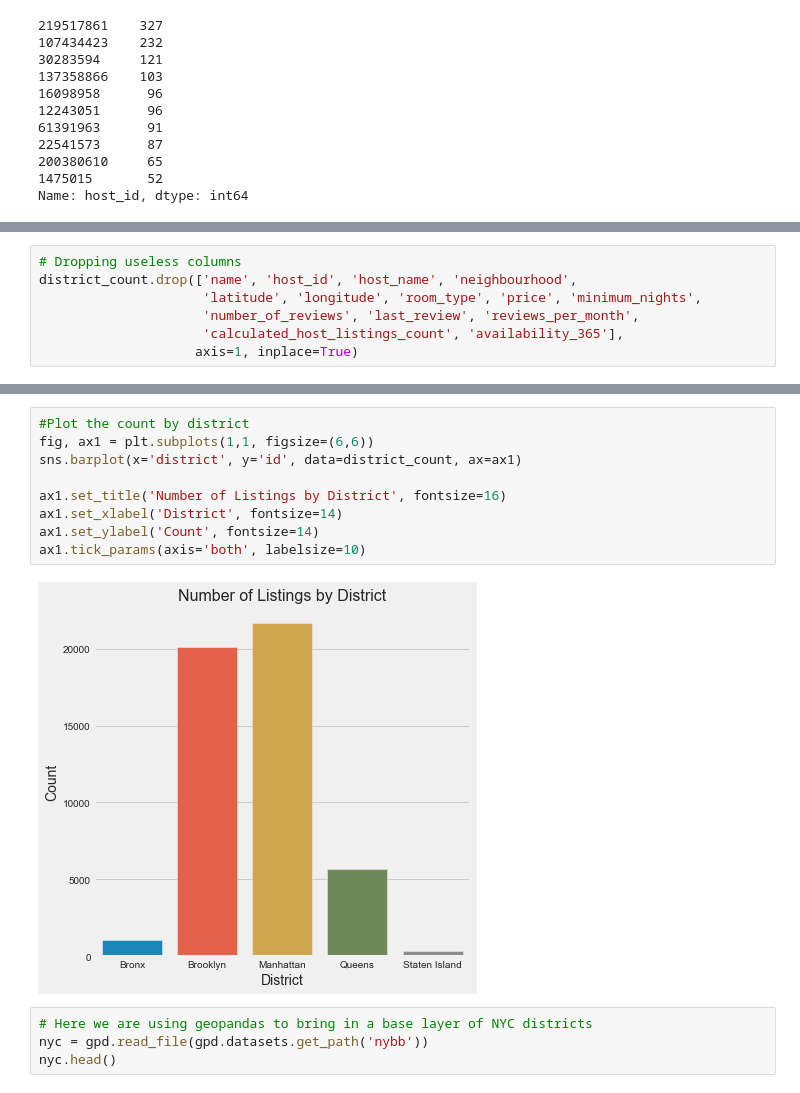
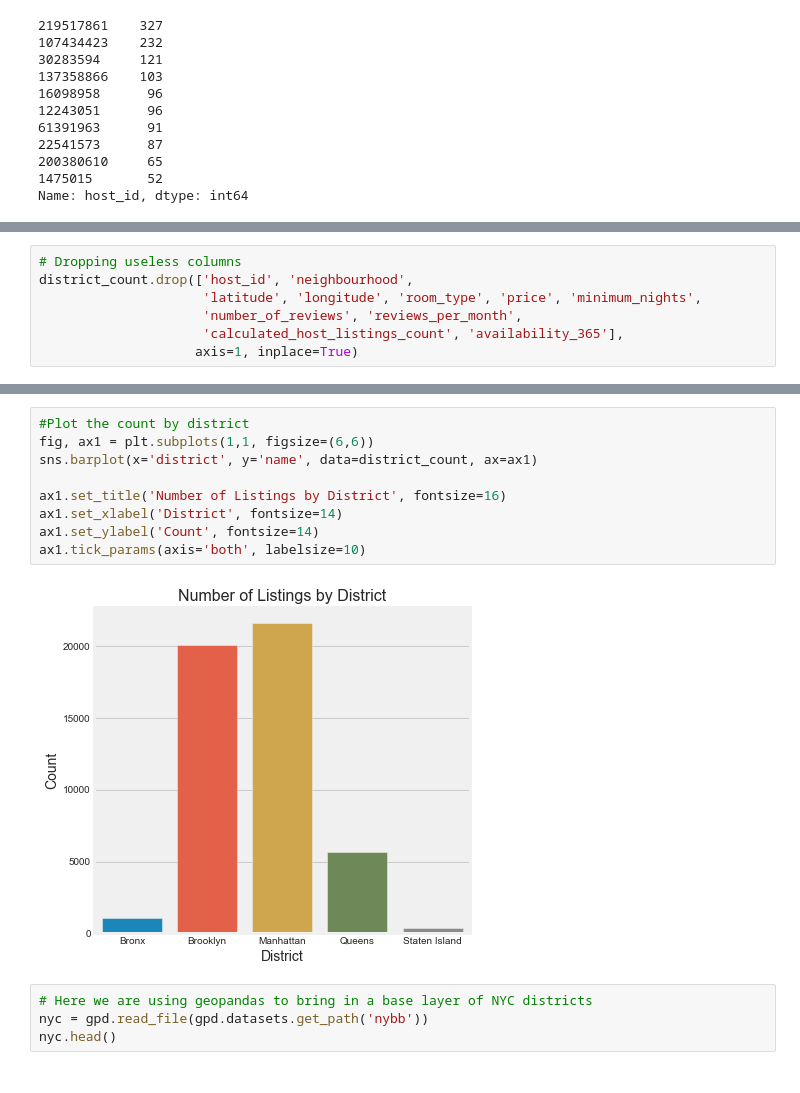
Before and after one commit to olavocarvalho/ironhack-codelabs, a Jupyter notebook: projects/visualizing-real-world-data-project/your-code/airbnb-open-data.ipynb, the cells around one changed output, grey strips where cells are left out. Saved outputs shown, nothing was run; the diff lists cells and outputs as text.

```diff
--- a/projects/visualizing-real-world-data-project/your-code/airbnb-open-data.ipynb
+++ b/projects/visualizing-real-world-data-project/your-code/airbnb-open-data.ipynb
@@ -204,8 +188,8 @@ district_count.head()
 | 4 | Staten Island | 373 | 373 | 373 | 373 | 373 | 373 | 373 | 373 | ... |
 # %%
 # Dropping useless columns
-district_count.drop(['name', 'host_id', 'host_name', 'neighbourhood',
+district_count.drop(['host_id', 'neighbourhood',
                      'latitude', 'longitude', 'room_type', 'price', 'minimum_nights',
-                     'number_of_reviews', 'last_review', 'reviews_per_month',
+                     'number_of_reviews', 'reviews_per_month',
                      'calculated_host_listings_count', 'availability_365'],
                     axis=1, inplace=True)
@@ -212,14 +205,14 @@ district_count.drop(['name', 'host_id', 'host_name', 'neighbourhood',
 # %%
 #Plot the count by district
 fig, ax1 = plt.subplots(1,1, figsize=(6,6))
-sns.barplot(x='district', y='id', data=district_count, ax=ax1)
+sns.barplot(x='district', y='name', data=district_count, ax=ax1)
 
 ax1.set_title('Number of Listings by District', fontsize=16)
 ax1.set_xlabel('District', fontsize=14)
 ax1.set_ylabel('Count', fontsize=14)
 ax1.tick_params(axis='both', labelsize=10)
 # %% [output]
-[figure, old version]
+[figure, new version]
 # %%
 # Here we are using geopandas to bring in a base layer of NYC districts
 nyc = gpd.read_file(gpd.datasets.get_path('nybb'))
```
Also changed, not shown: parts of 18 cells of this notebook.
